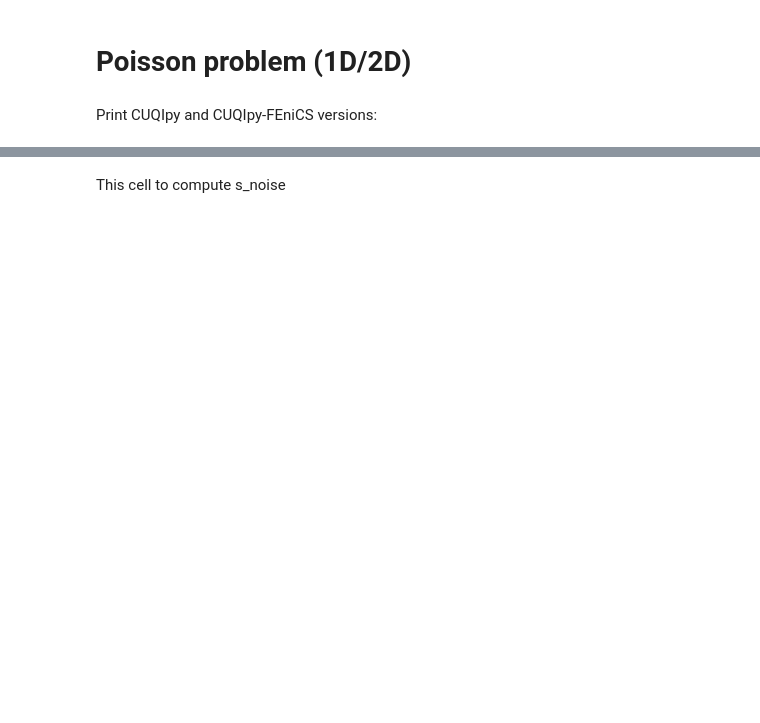
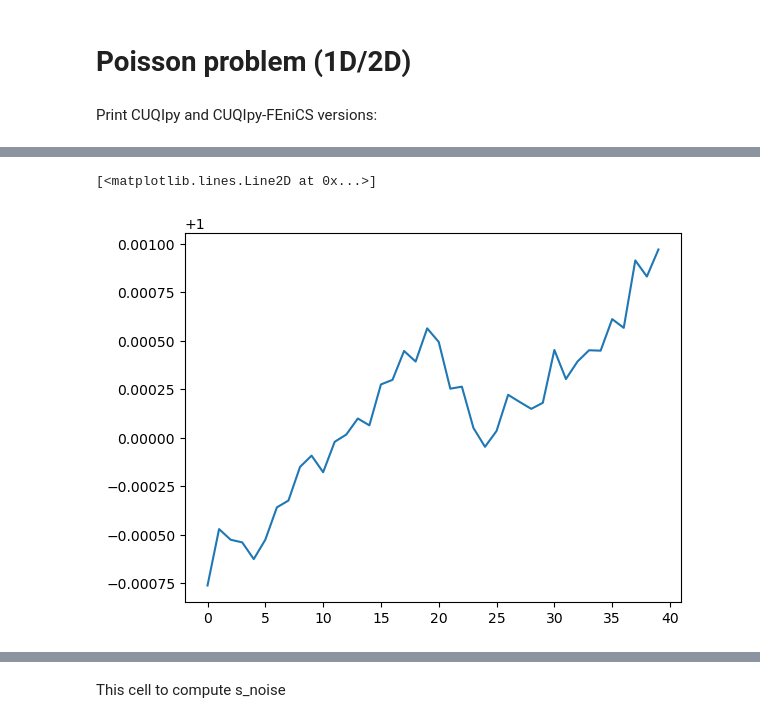
Before and after one commit to CUQI-DTU/Paper-Implicit, a Jupyter notebook: pde_myula/intro_example_Poisson.ipynb, the cells around one changed output, grey strips where cells are left out. Drawn from its saved outputs; the diff is of its cells as text; code cells hidden in the pictures; blank space fills up the shorter version.

```diff
--- a/pde_myula/intro_example_Poisson.ipynb
+++ b/pde_myula/intro_example_Poisson.ipynb
@@ -227,3 +308,11 @@ elif prior_type == 'TV':
+# %%
+x_samples.compute_ess()
+#x_samples.burnthin(5).plot_ci()
+plt.figure()
+x_samples.plot([-1])
+# %% [output]
+[<matplotlib.lines.Line2D at 0x...>]
+[figure, added]
 # %%
 # Set the random seed
 np.random.seed(3)
```
Also changed, not shown: parts of 36 cells of this notebook.
